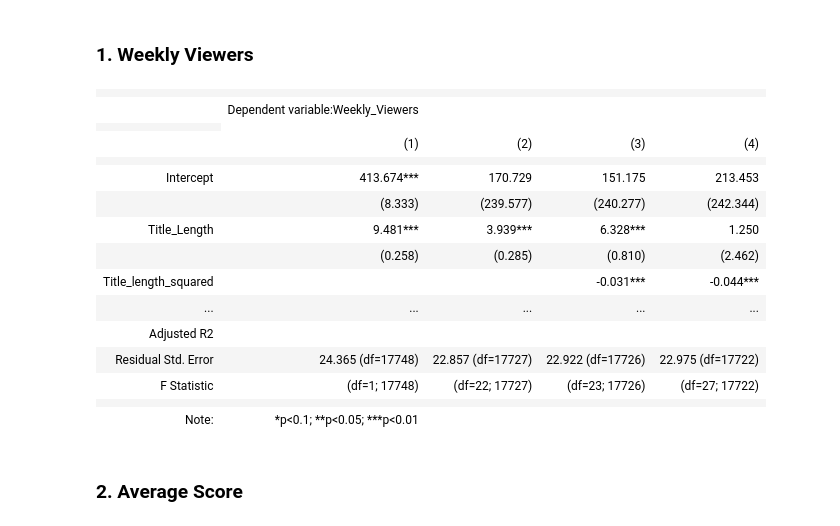
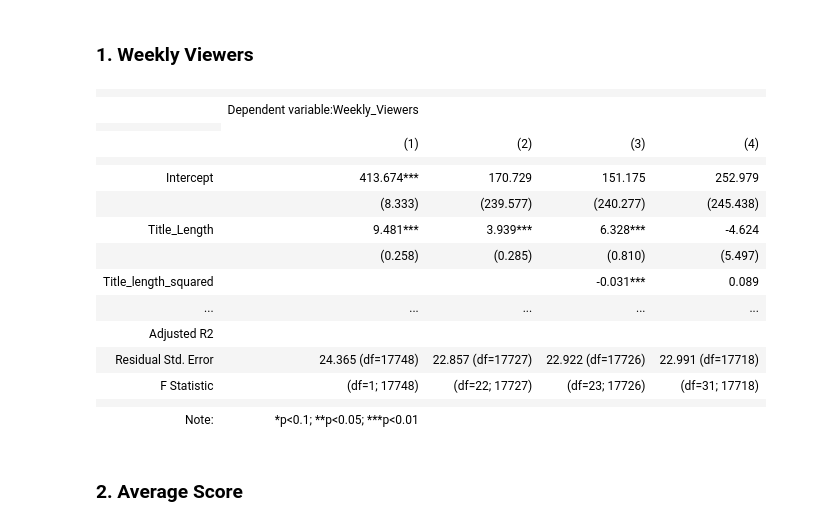
Before and after one commit to fangevalee/Portfolio, a Jupyter notebook: WebNovel/Web Novel Regression Analysis.ipynb, the cells around one changed output. Saved outputs shown, nothing was run; the diff lists cells and outputs as text; code cells hidden in the pictures.

```diff
--- a/WebNovel/Web Novel Regression Analysis.ipynb
+++ b/WebNovel/Web Novel Regression Analysis.ipynb
@@ -137,44 +136,55 @@ dummy.head()
 # dummy variabes for genres
 df1 = pd.concat([df, dummy], axis=1)
 df1.drop(columns=['Others'])
+
 # interaction terms (title_length * genre)
 df1['tlength_fantasy'] = df1['Title_Length']*df1['Fantasy']
 df1['tlength_literature'] = df1['Title_Length']*df1['Literature']
 df1['tlength_romance'] = df1['Title_Length']*df1['Romance']
 df1['tlength_scifi'] = df1['Title_Length']*df1['Sci_fi']
+
+# interaction terms (title_length_squared * genre)
+df1['tlength_squared_fantasy'] = df1['Title_Length']*df1['Title_Length']*df1['Fantasy']
+df1['tlength_squared_literature'] = df1['Title_Length']*df1['Title_Length']*df1['Literature']
+df1['tlength_squared_romance'] = df1['Title_Length']*df1['Title_Length']*df1['Romance']
+df1['tlength_squared_scifi'] = df1['Title_Length']*df1['Title_Length']*df1['Sci_fi']
 # %% [markdown]
 ### 1. Weekly Viewers
 # %%
 df2 = df1[df1['Weekly_Viewers'] > 100]
 
 model1 = rlm('Weekly_Viewers ~ Title_Length',data=df2).fit()
 model2 = rlm('Weekly_Viewers ~ Title_Length + Fantasy + Literature + Romance + Sci_fi + C(Year) + Parts + Complete + No_update',data=df2).fit()
 model3 = rlm('Weekly_Viewers ~ Title_Length + np.power(Title_Length, 2) + Fantasy + Literature + Romance + Sci_fi + C(Year) + Parts + Complete + No_update',data=df2).fit()
-model4 = rlm('Weekly_Viewers ~ Title_Length + np.power(Title_Length, 2) + Fantasy + Literature + Romance + Sci_fi + C(Year) + Parts + Complete + No_update + tlength_fantasy + tlength_literature + tlength_romance + tlength_scifi',data=df2).fit()
+model4 = rlm('Weekly_Viewers ~ Title_Length + np.power(Title_Length, 2) + Fantasy + Literature + Romance + Sci_fi + C(Year) + Parts + Complete + No_update + tlength_fantasy + tlength_literature + tlength_romance + tlength_scifi + tlength_squared_fantasy + tlength_squared_literature + tlength_squared_romance + tlength_squared_scifi',data=df2).fit()
 
 stargazer = Stargazer([model1, model2, model3, model4])
 stargazer.rename_covariates({'np.power(Title_Length, 2)': 'Title_length_squared',
                              'tlength_fantasy': 'Title length x Fantasy',
                              'tlength_literature': 'Title length x Literature',
                              'tlength_romance': 'Title length x Romance',
-                             'tlength_scifi': 'Title length x Sci-fi'})
-stargazer.covariate_order(['Intercept','Title_Length','np.power(Title_Length, 2)','Fantasy','Literature','Romance','Sci_fi','tlength_fantasy','tlength_literature','tlength_romance','tlength_scifi','Parts','Complete','No_update'])
+                             'tlength_scifi': 'Title length x Sci-fi',
+                             'tlength_squared_fantasy':'Title length Squared x Fantasy',
+                             'tlength_squared_literature':'Title length Squared x Literature',
+                             'tlength_squared_romance':'Title length Squared x Romance',
+                             'tlength_squared_scifi':'Title length Squared x Sci-fi'})
+stargazer.covariate_order(['Intercept','Title_Length','np.power(Title_Length, 2)','Fantasy','Literature','Romance','Sci_fi','tlength_fantasy','tlength_literature','tlength_romance','tlength_scifi','tlength_squared_fantasy','tlength_squared_literature','tlength_squared_romance','tlength_squared_scifi','Parts','Complete','No_update'])
 HTML(stargazer.render_html())
 # %% [output]
 |  |  |  |  |  |
 |  | Dependent variable:Weekly_Viewers |  |  |  |
 |  |
 |  | (1) | (2) | (3) | (4) |
 |  |  |  |  |  |
-| Intercept | 413.674*** | 170.729 | 151.175 | 213.453 |
-|  | (8.333) | (239.577) | (240.277) | (242.344) |
-| Title_Length | 9.481*** | 3.939*** | 6.328*** | 1.250 |
-|  | (0.258) | (0.285) | (0.810) | (2.462) |
-| Title_length_squared |  |  | -0.031*** | -0.044*** |
+| Intercept | 413.674*** | 170.729 | 151.175 | 252.979 |
+|  | (8.333) | (239.577) | (240.277) | (245.438) |
+| Title_Length | 9.481*** | 3.939*** | 6.328*** | -4.624 |
+|  | (0.258) | (0.285) | (0.810) | (5.497) |
+| Title_length_squared |  |  | -0.031*** | 0.089 |
 | ... | ... | ... | ... | ... |
 | Adjusted R2 |  |  |  |  |
-| Residual Std. Error | 24.365 (df=17748) | 22.857 (df=17727) | 22.922 (df=17726) | 22.975 (df=17722) |
-| F Statistic | (df=1; 17748) | (df=22; 17727) | (df=23; 17726) | (df=27; 17722) |
+| Residual Std. Error | 24.365 (df=17748) | 22.857 (df=17727) | 22.922 (df=17726) | 22.991 (df=17718) |
+| F Statistic | (df=1; 17748) | (df=22; 17727) | (df=23; 17726) | (df=31; 17718) |
 |  |  |  |  |  |
 | Note: | *p<0.1; **p<0.05; ***p<0.01 |  |  |  |
 # %% [markdown]
```
Also changed, not shown: parts of 5 cells of this notebook.
